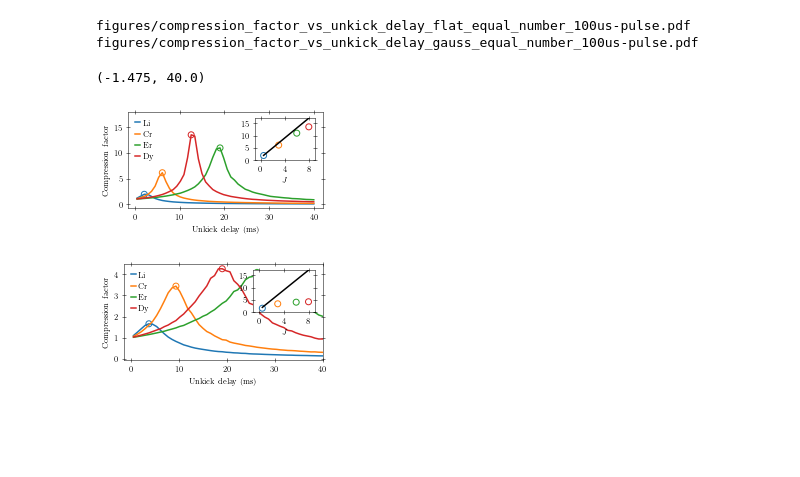
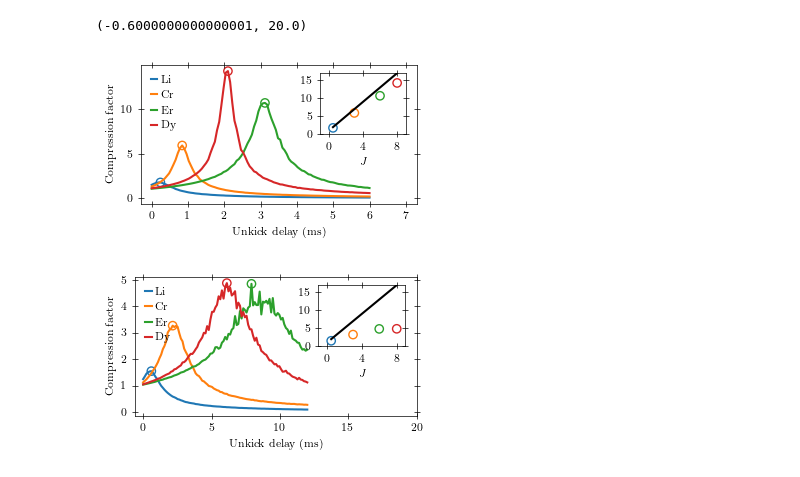
Before and after one commit to lhillber/mop_high_spin, a Jupyter notebook: tmps/mop_high_spin.ipynb, the cells around one changed output. Drawn from its saved outputs; the diff is of its cells as text; code cells hidden in the pictures; blank space fills up the shorter version.

```diff
--- a/tmps/mop_high_spin.ipynb
+++ b/tmps/mop_high_spin.ipynb
@@ -144,3 +146,16 @@ recoil_factor = 25
+# %%
+
+Atoms = {}
+Js = np.array([1,2,3,4,5,6,7,8])
+fake_atoms = [f"J{i}" for i in Js]
+MOT_wavelengths = np.array([671e-9]*len(Js))
+masses = np.array([1.15e-25]*len(Js))
+Trecoils = (6.6e-34/MOT_wavelengths)**2/(masses*1.38e-23) # (h/lmbda)^2 / (m kB)
+#gJs = [calc_gJ(*term) for term in terms]
+gJs = [2.00232]*len(Js)  # NIST ASD values
+keys = ["mass", "Trecoil", "J", "gJ"]
+for atom, *vals in zip(fake_atoms, masses, Trecoils, Js, gJs):
+    Atoms[atom] = {k:v for k, v in zip(keys, vals)}
 # %%
 #https://tel.archives-ouvertes.fr/tel-01571420v2/document
 # Appendix A
@@ -168,7 +183,7 @@ from magnetics import Field
 
 mop = Field()
 mop.add_HH(r0=r0,
-           n=np.array([0,0,1]),
+           n=n,
            ang=0,
            d=d,
            M=MHH,
@@ -180,7 +195,7 @@ mop.add_HH(r0=r0,
 
 
 mop.add_AH(r0=r0,
-          n=np.array([0,0,1]),
+           n=n,
            ang=0,
            d=d,
            M=MAH,
@@ -190,4 +205,4 @@ mop.add_AH(r0=r0,
            A=np.sqrt(3)/2*RAH - MAH/2*d
           )
 
-mop.make_interpolation(meshspec=[[-2, 2,100]]*3)
+mop.make_interpolation(meshspec=[[-0.75, 0.75,100]]*3)
@@ -383,48 +549,51 @@ sims = np.array(Parallel(n_jobs=n_jobs)(delayed(get_sim)(*args) for args in args
 # %%
-ratios = np.array([np.std(C.states[-1,:,:3]/np.std(C.states[0,:,:3], axis=0), axis=0) for C in sims])
-ratios = ratios.reshape((len(spatial_distributions), len(Js), len(t0s), len(taus), 3));
-inds = np.argmax(1/ratios[:,:,:,:,2], axis=2)
-t0_opts = np.zeros((len(spatial_distributions), len(Js), len(taus)))
-ratio_opts = np.zeros((len(spatial_distributions), len(Js), len(taus)))
+#ratios = np.array([np.std(C.states[-1,:,:3]/np.std(C.states[0,:,:3], axis=0), axis=0) for C in sims])
+inds = np.argmax(ratios[:,:,:,:,2], axis=2)
+t0_opts = np.zeros((len(spatial_distributions), len(Js), len(recoil_factors)))
+ratio_opts = np.zeros((len(spatial_distributions), len(Js), len(recoil_factors)))
 
 
-for taui, tau in enumerate(taus):
+for reci, recoil_factor in enumerate(recoil_factors):
     for disti, dist in enumerate(spatial_distributions[:]):
         fig, ax = plt.subplots(1, 1, figsize=(3.375, 2))
-        for atomi, name in enumerate(atoms):
-            rs = ratios[disti, atomi,:, taui, :]
+        t0s = t0s_list[disti]
+        for atomi, name in enumerate(atom_list):
+            rs = ratios[disti, atomi, :, reci, :]
             color = f"C{atomi}"
-            plt.plot(t0s/1e3, 1/rs[:, 2], c=color, ls="-", label=name, zorder=atomi)
-            ind = inds[disti, atomi, taui]
-            t0_opts[disti, atomi, taui] = t0s[ind]
-            ratio_opts[disti, atomi, taui] = ratios[disti, atomi, ind, taui, 2]
+            plt.plot(t0s/1e3, rs[:, 2], c=color, ls="-", label=name, zorder=atomi)
+            ind = inds[disti, atomi, reci]
+            t0_opts[disti, atomi, reci] = t0s[ind]
+            ratio_opts[disti, atomi, reci] = rs[ind, 2]
+            plt.scatter(t0s[ind]/1e3, rs[ind, 2], fc="none", ec=color)
 
-            plt.scatter(t0s[ind]/1e3, 1/ratios[disti, atomi, ind, taui, 2], fc="none", ec=color)
+
+            #plt.plot(t0s/1e3, Ratio_func(t0s/1e4, J=Js[atomi],
+            #                             g=gg[atomi], vth=vths2[atomi], s=S[0]), c="k")
 
         ax.legend(frameon=False, loc="upper left", handlelength=0.6, handletextpad=0.3,)
         ax.set_ylabel("Compression factor")
         ax.set_xlabel("Unkick delay (ms)")
-        for atomi, name in enumerate(atoms):
-            if disti == 0:
-                plt.axhline(2*Atoms[name]["J"]+1, color=f"C{atomi}", lw=0)
+        #ax.set_xscale("log")
+        for atomi, name in enumerate(atom_list):
+            #if disti == 0:
+                #.axhline(2*Atoms[name]["J"]+1, color=f"C{atomi}", lw=0)
             plt.tight_layout()
         inax = ax.inset_axes([0.65, 0.5, 0.31, 0.44])
-        inax.scatter(Js, 1/ratio_opts[disti].T[0], marker="o", fc="none", ec=["C0","C1","C2","C3"])
+        inax.scatter(Js_list, ratio_opts[disti, :, reci].T, marker="o", fc="none", ec=["C0","C1","C2","C3"])
         inax.set_xticks([0,4,8])
         inax.set_yticks([0,5,10,15])
         inax.set_xlim(-1, 9)
         inax.set_ylim(0, 17)
-        inax.plot(Js, 2*Js+1, c="k")
+        inax.plot(Js, (2*Js+1), c="k")
         inax.set_xlabel("$J$")
-        fname = f"figures/compression_factor_vs_unkick_delay_{dist}_{rule}_{int(tau)}us-pulse.pdf"
-        print(fname)
-        plt.savefig(fname)
-        #plt.savefig(f"figures/compression_factor_vs_unkick_delay_{spatial_distribution}_{rule}_{int(tau)}us-pulse.png", dpi=600)
+        \
+        #fname = f"figures/compression_factor_vs_unkick_delay_{dist}_{rule}_{int(tau)}us-pulse_temperature-corrected.pdf"
+        #plt.savefig(fname)
+        ax.set_xlim(right=7.3)
+        #plt.savefig(f"figures/compression_factor_vs_unkick_delay_flat_{int(tau)}us-pulse.pdf", dpi=1000)
 
-ax.set_xlim(right=40)
+ax.set_xlim(right=20)
 # %% [output]
-figures/compression_factor_vs_unkick_delay_flat_equal_number_100us-pulse.pdf
-figures/compression_factor_vs_unkick_delay_gauss_equal_number_100us-pulse.pdf
+(-0.6000000000000001, 20.0)
-(-1.475, 40.0)
-[figure, old version]
+[figure, new version]
-[figure, old version]
+[figure, new version]
```
Also changed, not shown: parts of 45 cells of this notebook, 6 other files.
